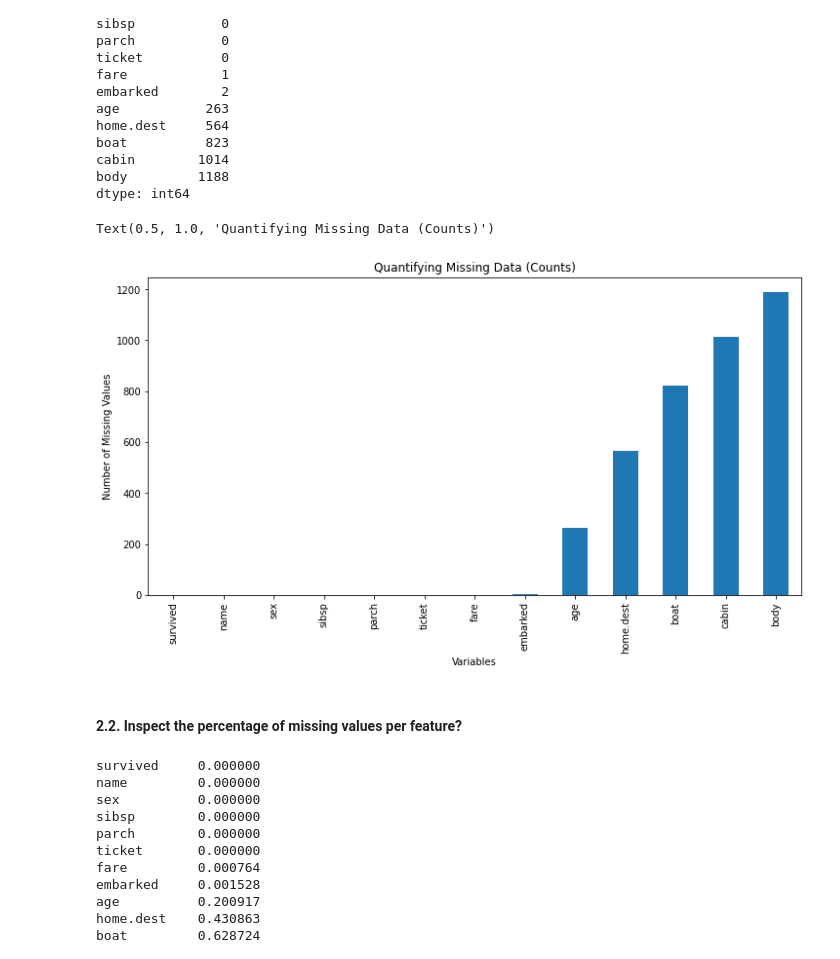
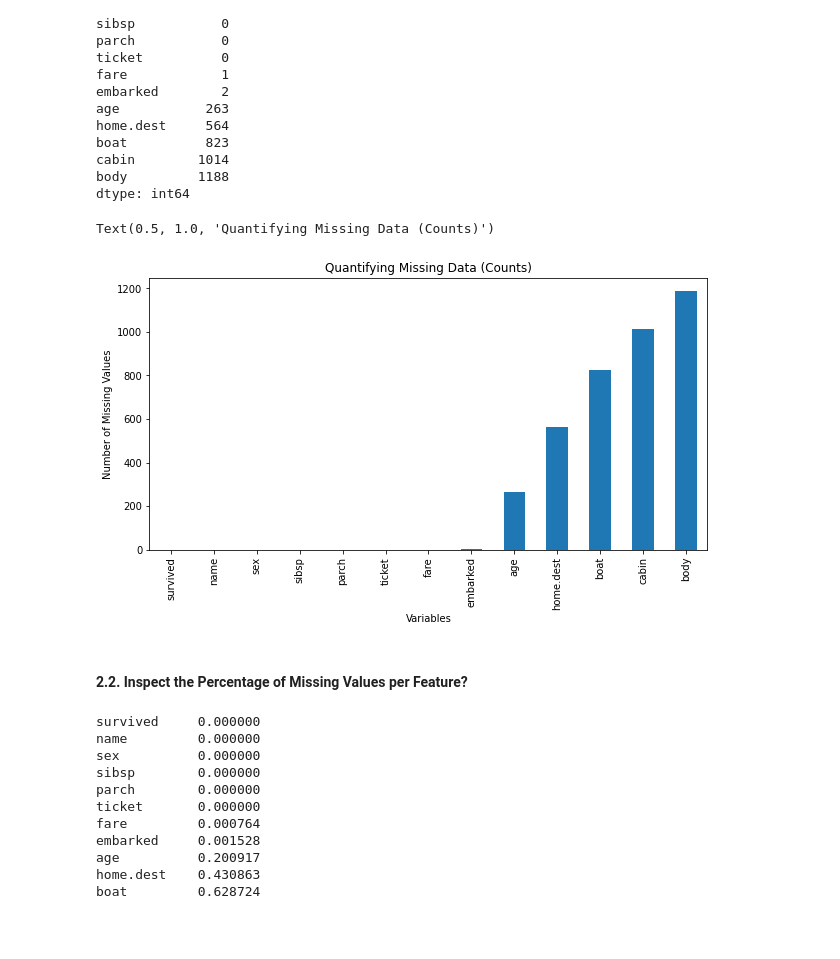
Before and after one commit to jtupitza-msft/edsp-mentoring-program, a Jupyter notebook: 01-Data-Profiling.ipynb, the cells around one changed output. Drawn from its saved outputs; the diff is of its cells as text; code cells hidden in the pictures; blank space fills up the shorter version.

```diff
--- a/01-Data-Profiling.ipynb
+++ b/01-Data-Profiling.ipynb
@@ -157,15 +159,15 @@ cabin        1014
 body         1188
 dtype: int64
 # %%
-df.isnull().sum().sort_values(ascending=True).plot.bar(figsize=(12,6))
+df.isnull().sum().sort_values(ascending=True).plot.bar(figsize=(10,5))
 plt.ylabel('Number of Missing Values')
 plt.xlabel('Variables')
 plt.title('Quantifying Missing Data (Counts)')
 # %% [output]
 Text(0.5, 1.0, 'Quantifying Missing Data (Counts)')
-[figure, old version]
+[figure, new version]
 # %% [markdown]
-#### 2.2. Inspect the percentage of missing values per feature?
+#### 2.2. Inspect the Percentage of Missing Values per Feature?
 # %%
 df.isnull().mean().sort_values(ascending=True)
 # %% [output]
```
Also changed, not shown: parts of 10 cells of this notebook.
